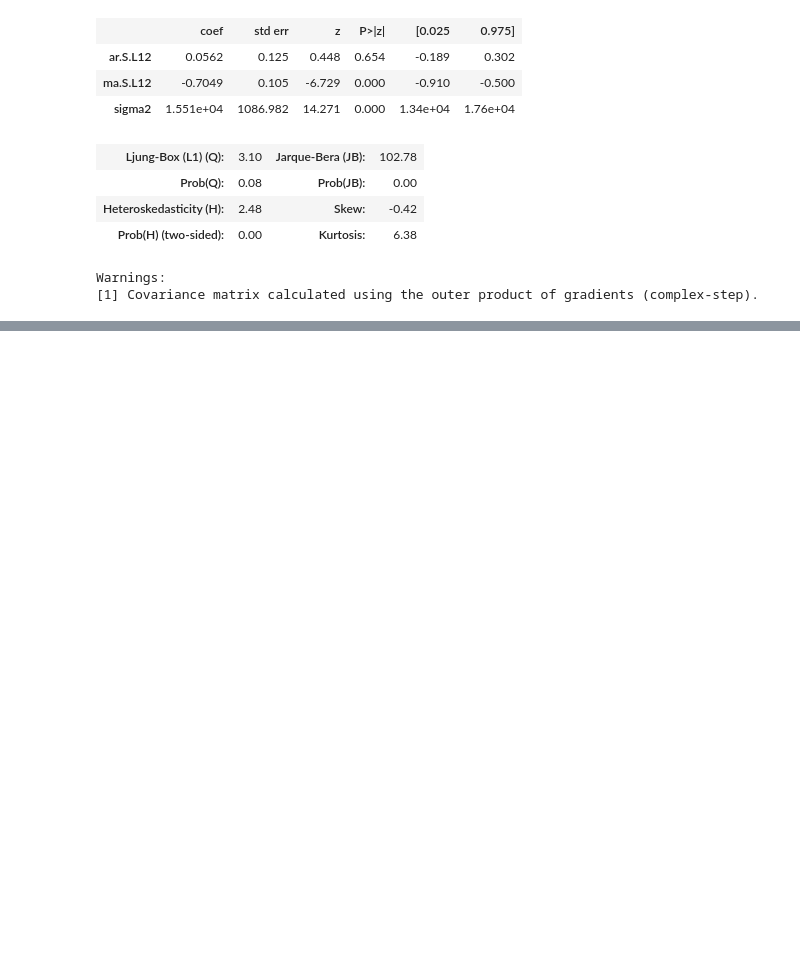
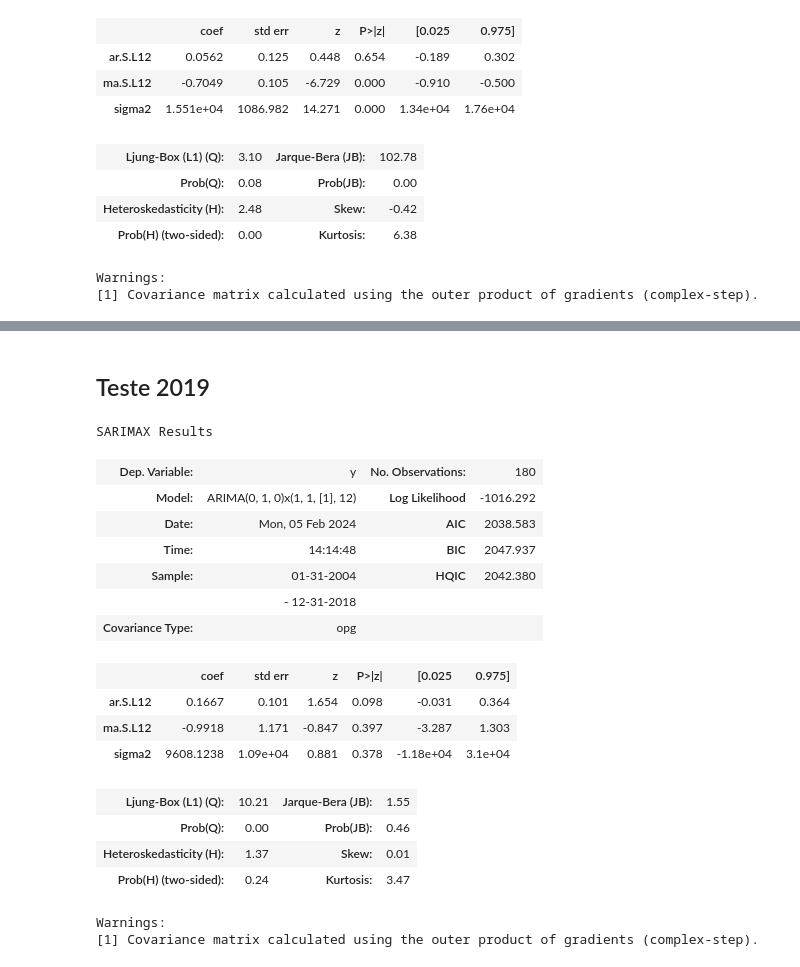
Before and after one commit to dlourencosantos/estudo_energia_ermac, a Jupyter notebook: ts_implementation.ipynb, the cells around one changed output, grey strips where cells are left out. Saved outputs shown, nothing was run; the diff lists cells and outputs as text; code cells hidden in the pictures; blank space fills up the shorter version.

```diff
--- a/ts_implementation.ipynb
+++ b/ts_implementation.ipynb
@@ -165,0 +223,25 @@ erros_previsao_sarima_2022
+# %% [markdown]
+## Teste 2019
+# %%
+ajuste_sarima_2019 = ARIMA(treino_ate_2018, order=(0,1,0), seasonal_order=(1,1,1,12))
+ajuste_sarima_2019 = ajuste_sarima_2019.fit()
+ajuste_sarima_2019.summary()
+# %% [output]
+SARIMAX Results
+| Dep. Variable: | y | No. Observations: | 180 |
+| Model: | ARIMA(0, 1, 0)x(1, 1, [1], 12) | Log Likelihood | -1016.292 |
+| Date: | Mon, 05 Feb 2024 | AIC | 2038.583 |
+| Time: | 14:14:48 | BIC | 2047.937 |
+| Sample: | 01-31-2004 | HQIC | 2042.380 |
+|  | - 12-31-2018 |  |  |
+| Covariance Type: | opg |  |  |
+|  | coef | std err | z | P>|z| | [0.025 | 0.975] |
+| ar.S.L12 | 0.1667 | 0.101 | 1.654 | 0.098 | -0.031 | 0.364 |
+| ma.S.L12 | -0.9918 | 1.171 | -0.847 | 0.397 | -3.287 | 1.303 |
+| sigma2 | 9608.1238 | 1.09e+04 | 0.881 | 0.378 | -1.18e+04 | 3.1e+04 |
+| Ljung-Box (L1) (Q): | 10.21 | Jarque-Bera (JB): | 1.55 |
+| Prob(Q): | 0.00 | Prob(JB): | 0.46 |
+| Heteroskedasticity (H): | 1.37 | Skew: | 0.01 |
+| Prob(H) (two-sided): | 0.24 | Kurtosis: | 3.47 |
+Warnings:
+[1] Covariance matrix calculated using the outer product of gradients (complex-step).
```
Also changed, not shown: parts of 26 cells of this notebook.
